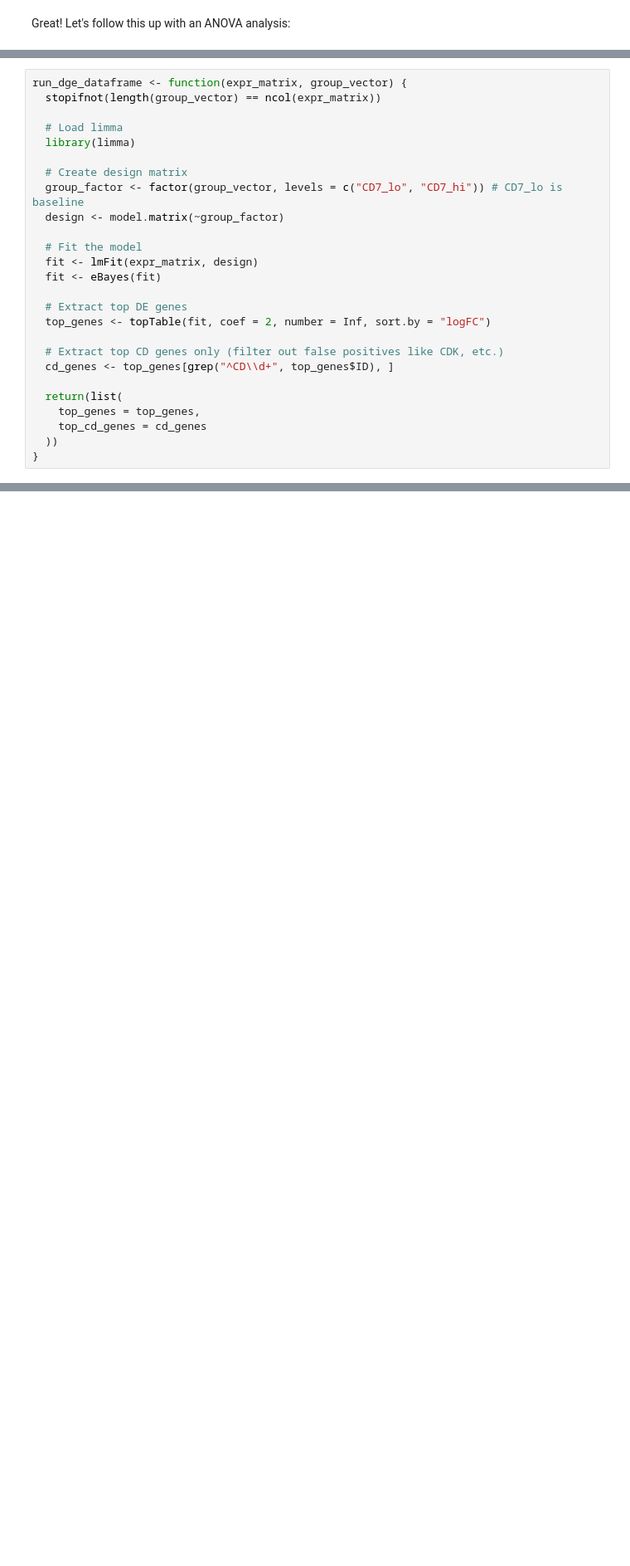
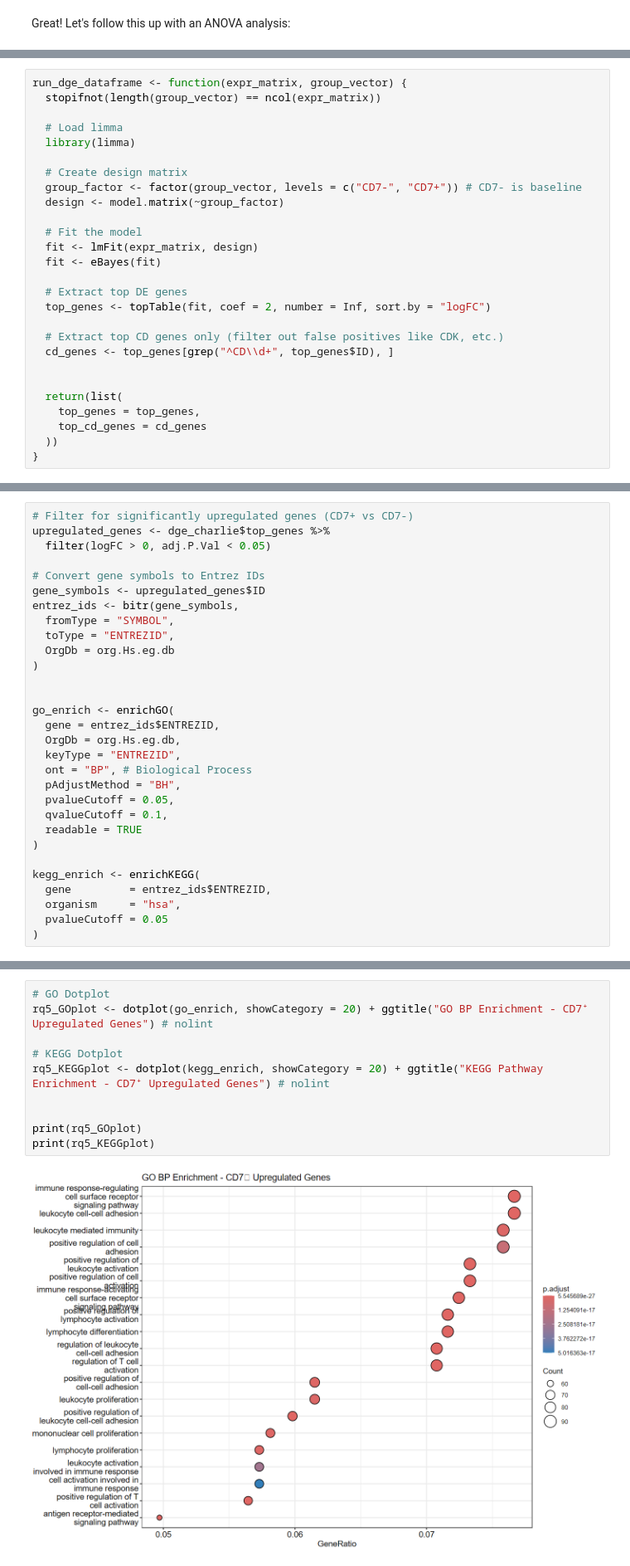
Before and after one commit to piyush-1903/ZandstraEaves_DirectedStudies, a Jupyter notebook: Aim1/d7-d13_RNASeq/Aim2_Analysis.ipynb, the cells around one changed output, grey strips where cells are left out. Shown at 83% size. Drawn from its saved outputs; the diff is of its cells as text; blank space fills up the shorter version.

```diff
--- a/Aim1/d7-d13_RNASeq/Aim2_Analysis.ipynb
+++ b/Aim1/d7-d13_RNASeq/Aim2_Analysis.ipynb
@@ -1127,7 +930,7 @@ run_dge_dataframe <- function(expr_matrix, group_vector) {
   library(limma)
 
   # Create design matrix
-  group_factor <- factor(group_vector, levels = c("CD7_lo", "CD7_hi")) # CD7_lo is baseline
+  group_factor <- factor(group_vector, levels = c("CD7-", "CD7+")) # CD7- is baseline
   design <- model.matrix(~group_factor)
 
   # Fit the model
@@ -1140,6 +943,7 @@ run_dge_dataframe <- function(expr_matrix, group_vector) {
   # Extract top CD genes only (filter out false positives like CDK, etc.)
   cd_genes <- top_genes[grep("^CD\\d+", top_genes$ID), ]
 
+
   return(list(
     top_genes = top_genes,
     top_cd_genes = cd_genes
@@ -1240,0 +1108,30 @@ There is a measurable transcriptional difference between CD7_hi and CD7_lo popul
+# %%
+# Filter for significantly upregulated genes (CD7+ vs CD7-)
+upregulated_genes <- dge_charlie$top_genes %>%
+  filter(logFC > 0, adj.P.Val < 0.05)
+
+# Convert gene symbols to Entrez IDs
+gene_symbols <- upregulated_genes$ID
+entrez_ids <- bitr(gene_symbols,
+  fromType = "SYMBOL",
+  toType = "ENTREZID",
+  OrgDb = org.Hs.eg.db
+)
+
+
+go_enrich <- enrichGO(
+  gene = entrez_ids$ENTREZID,
+  OrgDb = org.Hs.eg.db,
+  keyType = "ENTREZID",
+  ont = "BP", # Biological Process
+  pAdjustMethod = "BH",
+  pvalueCutoff = 0.05,
+  qvalueCutoff = 0.1,
+  readable = TRUE
+)
+
+kegg_enrich <- enrichKEGG(
+  gene         = entrez_ids$ENTREZID,
+  organism     = "hsa",
+  pvalueCutoff = 0.05
+)
@@ -1240,0 +1140,12 @@ There is a measurable transcriptional difference between CD7_hi and CD7_lo popul
+# %%
+# GO Dotplot
+rq5_GOplot <- dotplot(go_enrich, showCategory = 20) + ggtitle("GO BP Enrichment - CD7⁺ Upregulated Genes") # nolint
+
+# KEGG Dotplot
+rq5_KEGGplot <- dotplot(kegg_enrich, showCategory = 20) + ggtitle("KEGG Pathway Enrichment - CD7⁺ Upregulated Genes") # nolint
+
+
+print(rq5_GOplot)
+print(rq5_KEGGplot)
+# %% [output]
+[figure, added]
```
Also changed, not shown: parts of 41 cells of this notebook.
